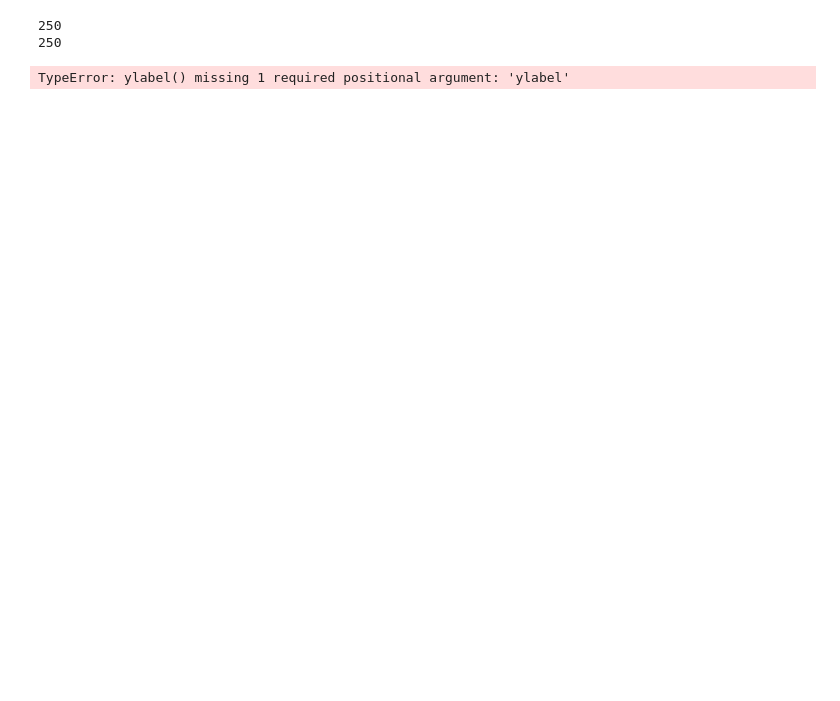
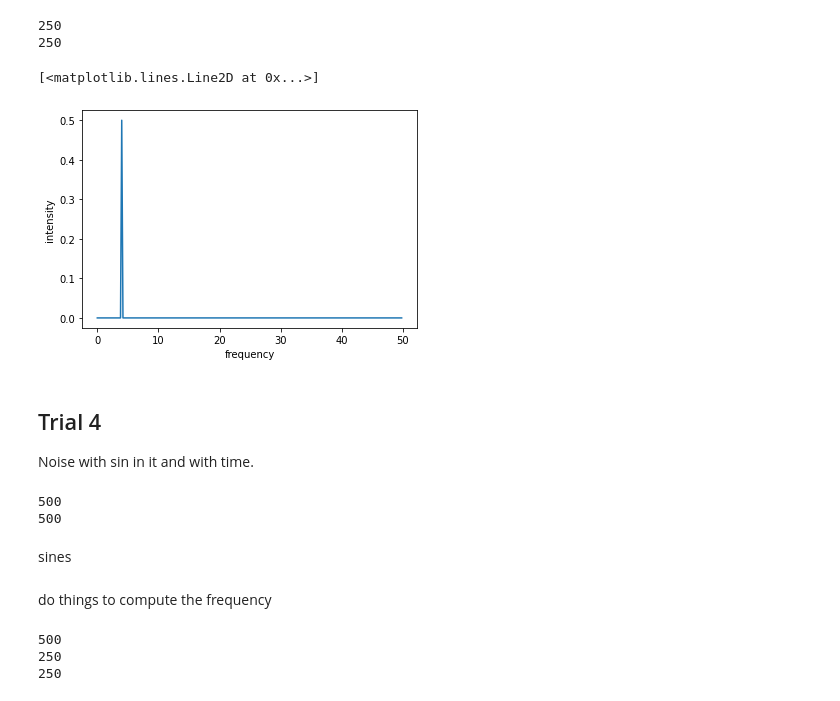
Before and after one commit to Yousousen/pulsar_analysis, a Jupyter notebook: scripts/ipynb.ipynb, the cells around one changed output. Saved outputs shown, nothing was run; the diff lists cells and outputs as text; code cells hidden in the pictures; blank space fills up the shorter version.

```diff
--- a/scripts/ipynb.ipynb
+++ b/scripts/ipynb.ipynb
@@ -117,7 +123,12 @@ print( len(frequencies) )
 250
 250
 # %%
-plt.ylabel()
+plt.ylabel('intensity')
+plt.xlabel('frequency')
 plt.plot(frequencies, abs(transform1))
 # %% [output]
-TypeError: ylabel() missing 1 required positional argument: 'ylabel'
+[<matplotlib.lines.Line2D at 0x...>]
+[figure, added]
+# %% [markdown]
+## Trial 4
+Noise with sin in it and with time.
@@ -123,0 +143,8 @@ TypeError: ylabel() missing 1 required positional argument: 'ylabel'
+# %%
+print(len(time))
+print(len(noise))
+# %% [output]
+500
+500
+# %% [markdown]
+sines
@@ -123,0 +159,2 @@ TypeError: ylabel() missing 1 required positional argument: 'ylabel'
+# %% [markdown]
+do things to compute the frequency
@@ -123,0 +169,8 @@ TypeError: ylabel() missing 1 required positional argument: 'ylabel'
+# %%
+print(len(time))
+print(len(frequencies))
+print(len(transform))
+# %% [output]
+500
+250
+250
```
Also changed, not shown: parts of 21 cells of this notebook.
